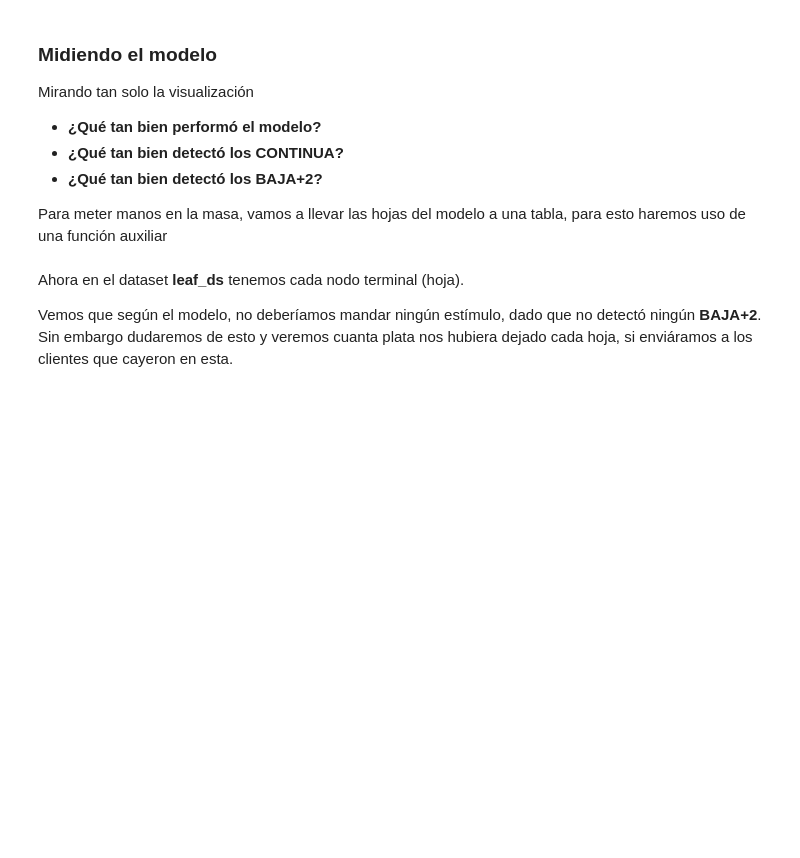
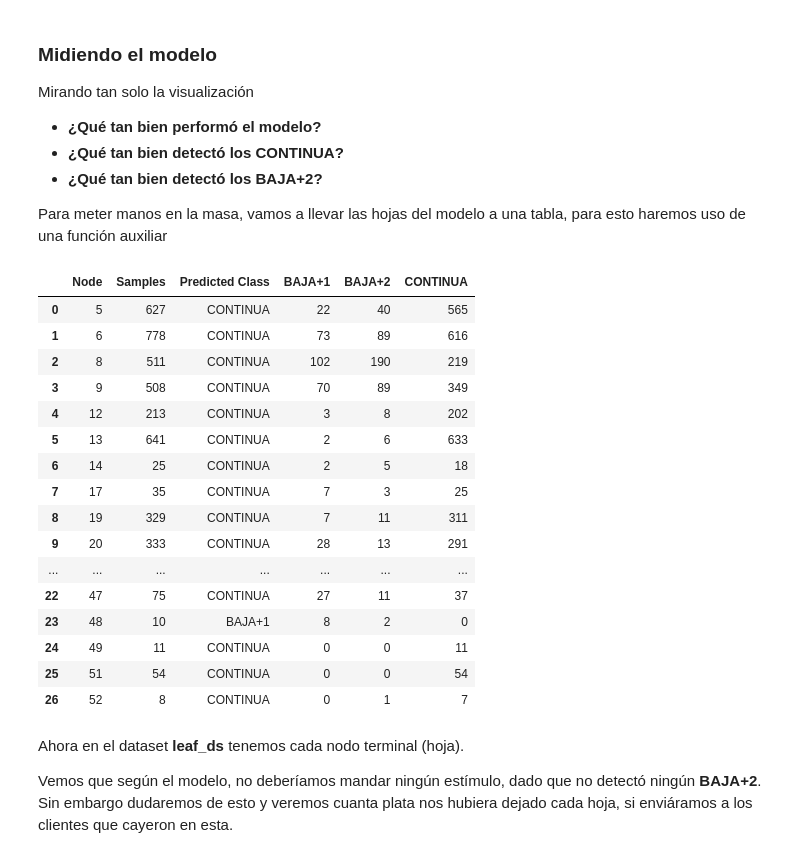
Before and after one commit to dmecoyfin/dmeyf2024, a Jupyter notebook: src/monday/z202_Sobre_Árboles.ipynb, the cells around one changed output. Saved outputs shown, nothing was run; the diff lists cells and outputs as text; code cells hidden in the pictures; blank space fills up the shorter version.

```diff
--- a/src/monday/z202_Sobre_Árboles.ipynb
+++ b/src/monday/z202_Sobre_Árboles.ipynb
@@ -20,7 +30,7 @@ from sklearn.tree import DecisionTreeClassifier, plot_tree,  _tree
 # %% [markdown]
 Variables importantes
 # %%
-dataset_path = '/content/drive/MyDrive/DMEyF/2024/datos/'
+dataset_path = 'C:/Users/Usuario/Downloads/'
 dataset_file = 'competencia_01.csv'
 
 ganancia_acierto = 273000
@@ -83,8 +99,8 @@ Queda de tarea para el alumnado jugar con algunas parametrías. Usaremos a conti
 # %%
 model = DecisionTreeClassifier(criterion='gini',
                                random_state=17,
-                               min_samples_split=80,
-                               min_samples_leaf=1,
+                               min_samples_split=40,
+                               min_samples_leaf=8,
                                max_depth=5)
 
 model.fit(X, y)
@@ -109,25 +130,43 @@ Para meter manos en la masa, vamos a llevar las hojas del modelo a una tabla, pa
 # %%
 def get_leaf_info(tree):
     tree_ = tree.tree_
     class_names = tree.classes_
     leaf_info = []
     for i in range(tree_.node_count):
         if tree_.children_left[i] == _tree.TREE_LEAF:
             class_counts = tree_.value[i][0]
             predicted_class_index = class_counts.argmax()
             predicted_class = class_names[predicted_class_index]
             row = {
                 'Node': i,
                 'Samples': int(tree_.n_node_samples[i]),
                 'Predicted Class': predicted_class
             }
             for j, class_name in enumerate(class_names):
-                row[class_name] = int(class_counts[j])
+                row[class_name] = int(class_counts[j]*int(tree_.n_node_samples[i]))
             leaf_info.append(row)
     return pd.DataFrame(leaf_info)
 
 leaf_df = get_leaf_info(model)
 leaf_df
+# %% [output]
+|  | Node | Samples | Predicted Class | BAJA+1 | BAJA+2 | CONTINUA |
+| 0 | 5 | 627 | CONTINUA | 22 | 40 | 565 |
+| 1 | 6 | 778 | CONTINUA | 73 | 89 | 616 |
+| 2 | 8 | 511 | CONTINUA | 102 | 190 | 219 |
+| 3 | 9 | 508 | CONTINUA | 70 | 89 | 349 |
+| 4 | 12 | 213 | CONTINUA | 3 | 8 | 202 |
+| 5 | 13 | 641 | CONTINUA | 2 | 6 | 633 |
+| 6 | 14 | 25 | CONTINUA | 2 | 5 | 18 |
+| 7 | 17 | 35 | CONTINUA | 7 | 3 | 25 |
+| 8 | 19 | 329 | CONTINUA | 7 | 11 | 311 |
+| 9 | 20 | 333 | CONTINUA | 28 | 13 | 291 |
+| ... | ... | ... | ... | ... | ... | ... |
+| 22 | 47 | 75 | CONTINUA | 27 | 11 | 37 |
+| 23 | 48 | 10 | BAJA+1 | 8 | 2 | 0 |
+| 24 | 49 | 11 | CONTINUA | 0 | 0 | 11 |
+| 25 | 51 | 54 | CONTINUA | 0 | 0 | 54 |
+| 26 | 52 | 8 | CONTINUA | 0 | 1 | 7 |
 # %% [markdown]
 Ahora en el dataset **leaf_ds** tenemos cada nodo terminal (hoja).
 
```
Also changed, not shown: parts of 19 cells of this notebook, 5 other files.
